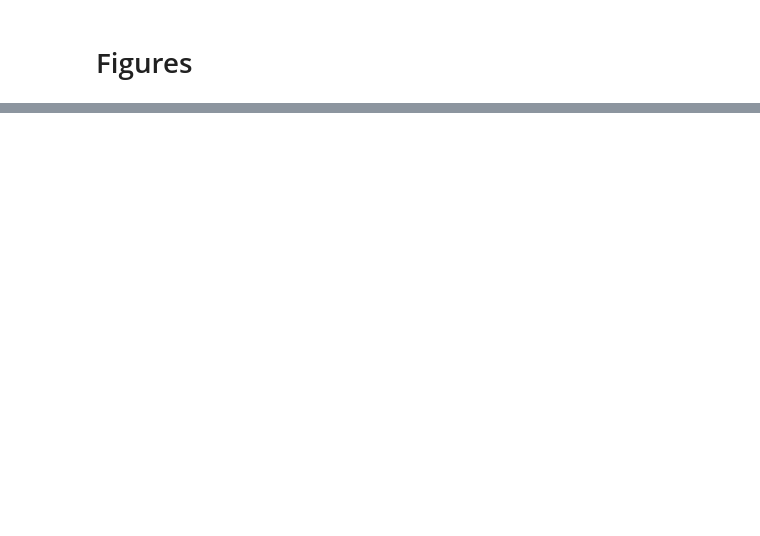
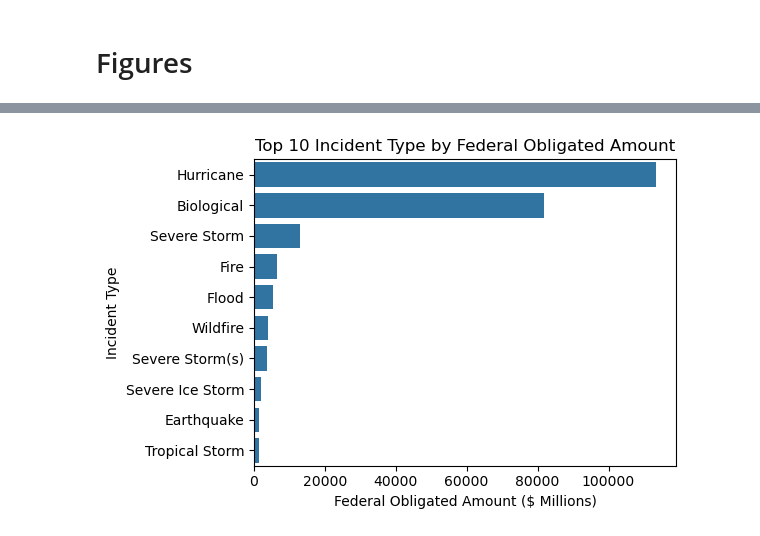
Before and after one commit to mebauer/fema-disaster-information, a Jupyter notebook: figures.ipynb, the cells around one changed output, grey strips where cells are left out. Cells and saved outputs as stored; diff of their text form; code cells hidden in the pictures; blank space fills up the shorter version.

Commit message:
consolidating figures

```diff
--- a/figures.ipynb
+++ b/figures.ipynb
@@ -434,0 +295,16 @@ fig.savefig('figures/incident-state.png', dpi=200, bbox_inches='tight')
+# %%
+sql = """
+    SELECT
+        incidentType,
+        SUM(federalObligatedAmount) / 1_000_000 AS federalObligatedAmountM
+    FROM
+        public_assistance
+    GROUP BY 1
+    ORDER BY federalObligatedAmountM DESC
+    LIMIT 10
+"""
+
+incident_df = con.sql(sql).df()
+
+print(incident_df.shape)
+incident_df.head()
@@ -434,0 +319,18 @@ fig.savefig('figures/incident-state.png', dpi=200, bbox_inches='tight')
+# %%
+fig, ax = plt.subplots(figsize=(6, 4))
+
+sns.barplot(
+    data=incident_df,
+    y='incidentType',
+    x='federalObligatedAmountM',
+    color="C0",
+    ax=ax
+)
+
+plt.title("Top 10 Incident Type by Federal Obligated Amount")
+plt.ylabel("Incident Type")
+plt.xlabel("Federal Obligated Amount ($ Millions)")
+
+plt.tight_layout()
+# %% [output]
+[figure, added]
```
Also changed, not shown: parts of 20 cells of this notebook, 5 other files.
